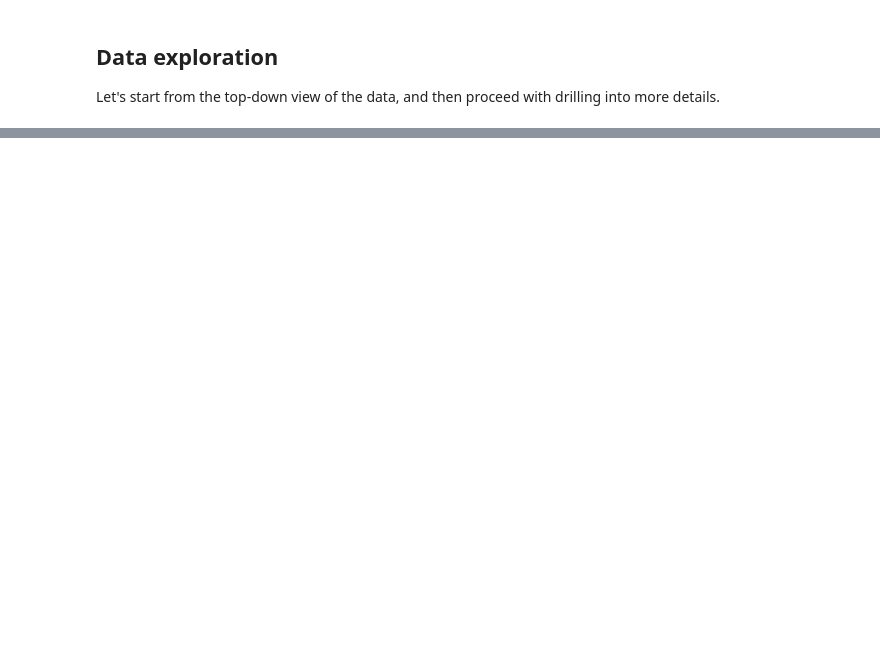
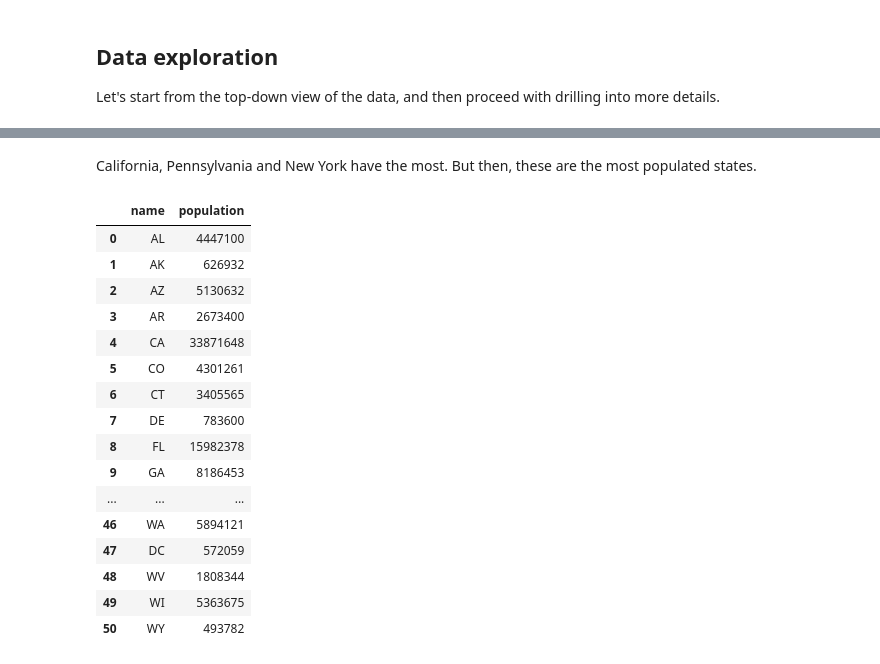
Before and after one commit to rshest/data-analyst-projects, a Jupyter notebook: p2.investigate-a-dataset/p2.investigate-a-dataset.ipynb, the cells around one changed output, grey strips where cells are left out. Drawn from its saved outputs; the diff is of its cells as text; code cells hidden in the pictures; blank space fills up the shorter version.

```diff
--- a/p2.investigate-a-dataset/p2.investigate-a-dataset.ipynb
+++ b/p2.investigate-a-dataset/p2.investigate-a-dataset.ipynb
@@ -113,0 +241,30 @@ for name, t in tables.iteritems():
+# %% [markdown]
+California, Pennsylvania and New York have the most. But then, these are the most populated states.
+# %%
+def parse_state(line):
+    _, abbr, pop = line.strip().split(',')
+    return (abbr, int(pop))
+
+state_pop = pd.DataFrame(
+    (parse_state(line) for line in open('data/US-States.txt', 'r')),
+    columns=['name', 'population'])
+# %%
+state_pop
+# %% [output]
+|  | name | population |
+| 0 | AL | 4447100 |
+| 1 | AK | 626932 |
+| 2 | AZ | 5130632 |
+| 3 | AR | 2673400 |
+| 4 | CA | 33871648 |
+| 5 | CO | 4301261 |
+| 6 | CT | 3405565 |
+| 7 | DE | 783600 |
+| 8 | FL | 15982378 |
+| 9 | GA | 8186453 |
+| ... | ... | ... |
+| 46 | WA | 5894121 |
+| 47 | DC | 572059 |
+| 48 | WV | 1808344 |
+| 49 | WI | 5363675 |
+| 50 | WY | 493782 |
```
Also changed, not shown: parts of 21 cells of this notebook, 2 other files.
